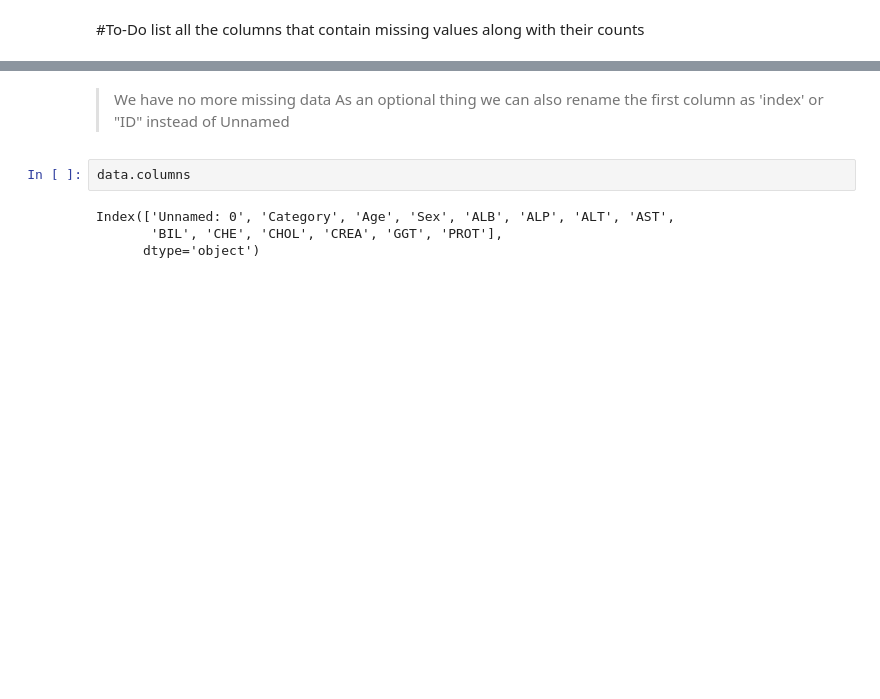
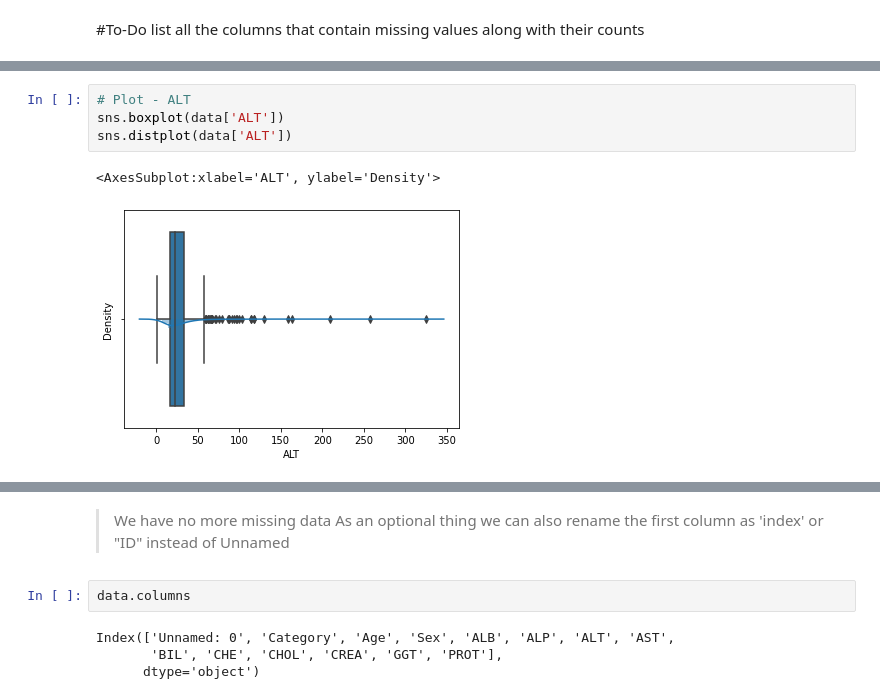
Before and after one commit to BillelBenoudjit/unit3_Project, a Jupyter notebook: 1. Data cleaning.ipynb, the cells around one changed output, grey strips where cells are left out. Cells and saved outputs as stored; diff of their text form; blank space fills up the shorter version.

```diff
--- a/1. Data cleaning.ipynb
+++ b/1. Data cleaning.ipynb
@@ -130,0 +144,7 @@ dtype: int64
+# %%
+# Plot - ALT
+sns.boxplot(data['ALT'])
+sns.distplot(data['ALT'])
+# %% [output]
+<AxesSubplot:xlabel='ALT', ylabel='Density'>
+[figure, added]
```
Also changed, not shown: parts of 10 cells of this notebook, 1 other file.
